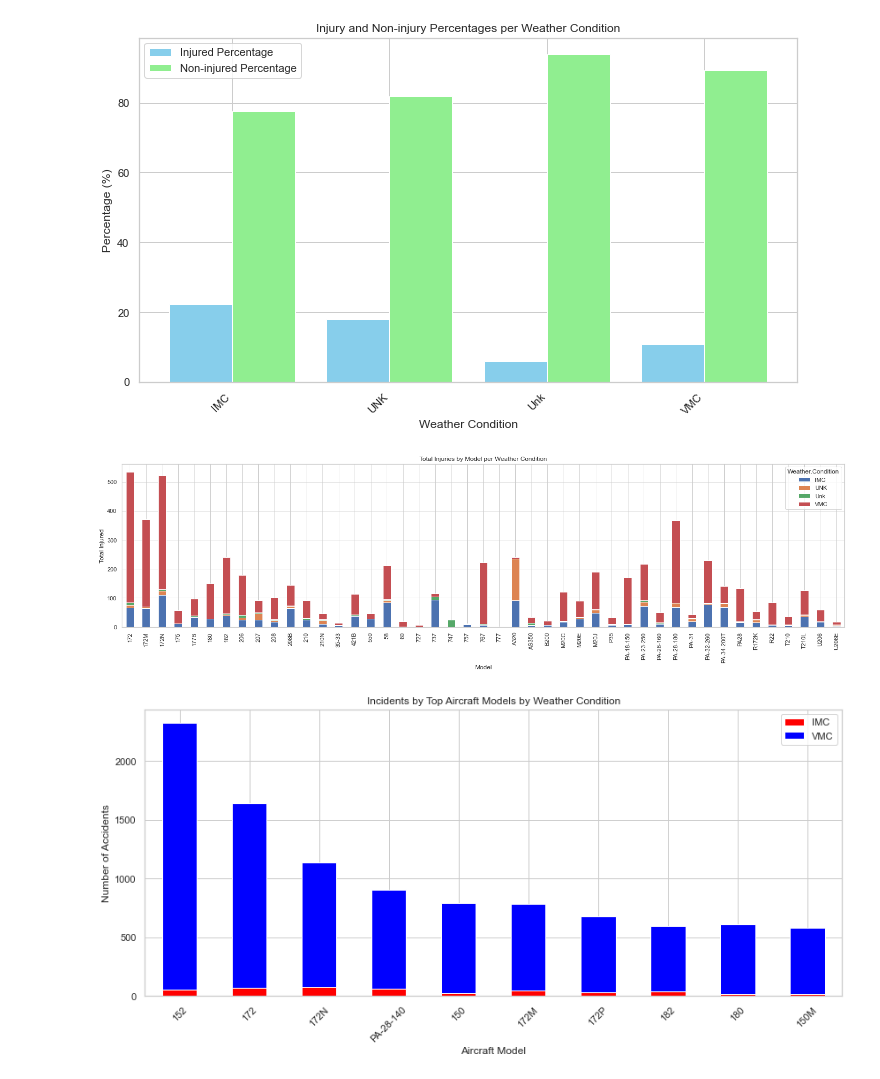
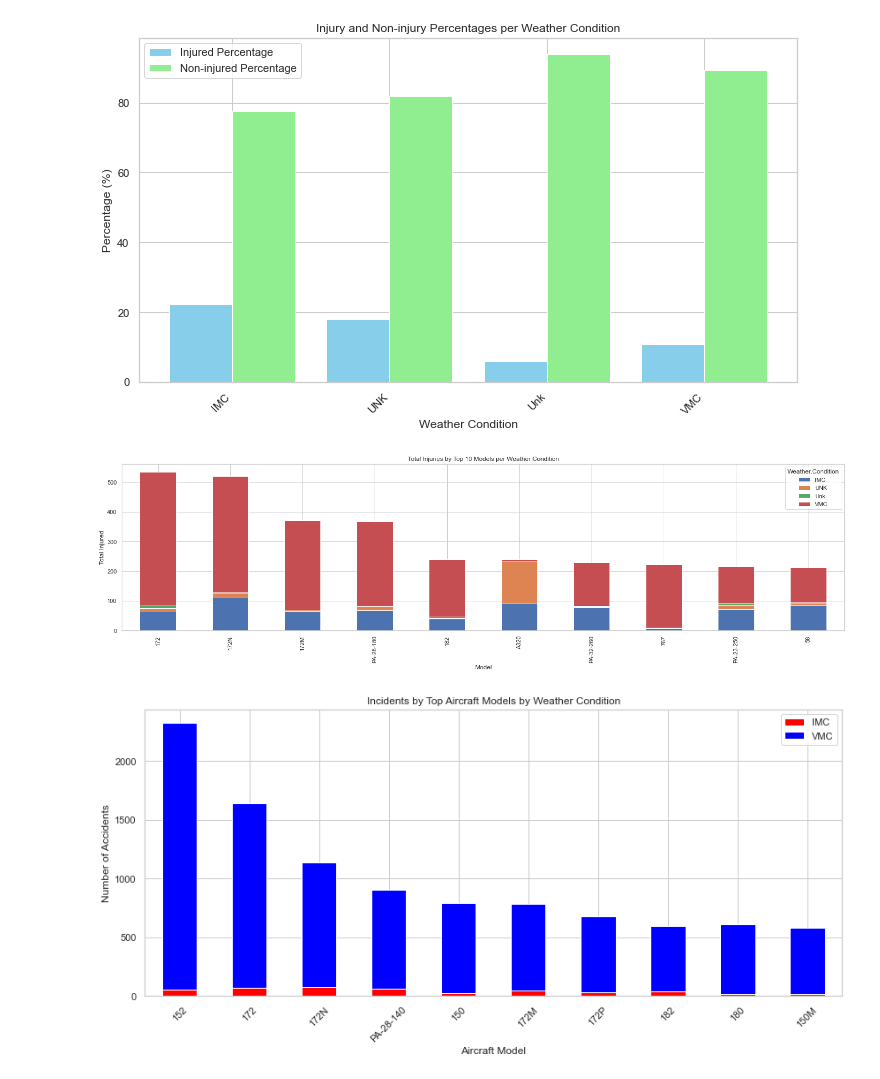
Before and after one commit to jakeg2320/Phase_1_Project, a Jupyter notebook: Phase_1_Project_Notebook(2).ipynb, the cells around one changed output. Drawn from its saved outputs; the diff is of its cells as text; code cells hidden in the pictures.

```diff
--- a/Phase_1_Project_Notebook(2).ipynb
+++ b/Phase_1_Project_Notebook(2).ipynb
@@ -336,32 +336,37 @@ plt.show()
 # %%
 import matplotlib.pyplot as plt
 
-# Create a pivot table for Total.Uninjured by Model per Weather.Condition
+# Create a pivot table for Total.Injured by Model per Weather.Condition
 pivot_table2 = Aviation_df.pivot_table(
     values='Total.injured',
     index='Model',
     columns='Weather.Condition',
     aggfunc='sum'
 ).dropna()
 
+# Calculate the total number of accidents (Total Injured) for each model
+pivot_table2['Total.Injured'] = pivot_table2.sum(axis=1)
+
+# Sort the models by the total number of injuries (for each weather condition) and get the top 10
+top_10_models = pivot_table2['Total.Injured'].sort_values(ascending=False).head(10).index
+pivot_table2 = pivot_table2.loc[top_10_models]
+
 # Plot the bar graph
-pivot_table2.plot(kind='bar', stacked=True, figsize=(20, 6))
-
-
+pivot_table2.drop(columns='Total.Injured').plot(kind='bar', stacked=True, figsize=(20, 6))
 
 # Add title and labels
-plt.title('Total Injuries by Model per Weather Condition')
+plt.title('Total Injuries by Top 10 Models per Weather Condition')
 plt.xlabel('Model')
 plt.ylabel('Total Injured')
 
 # Rotate x-axis labels for better readability
 plt.xticks(rotation=90)
 
 # Display the plot
 plt.tight_layout()
 plt.show()
 # %% [output]
-[figure, old version]
+[figure, new version]
 # %%
 # Filter dataset for critical weather condtion (IMV, VMC)
 most_phases = ['IMC', 'VMC']
```
Also changed, not shown: parts of 9 cells of this notebook.
